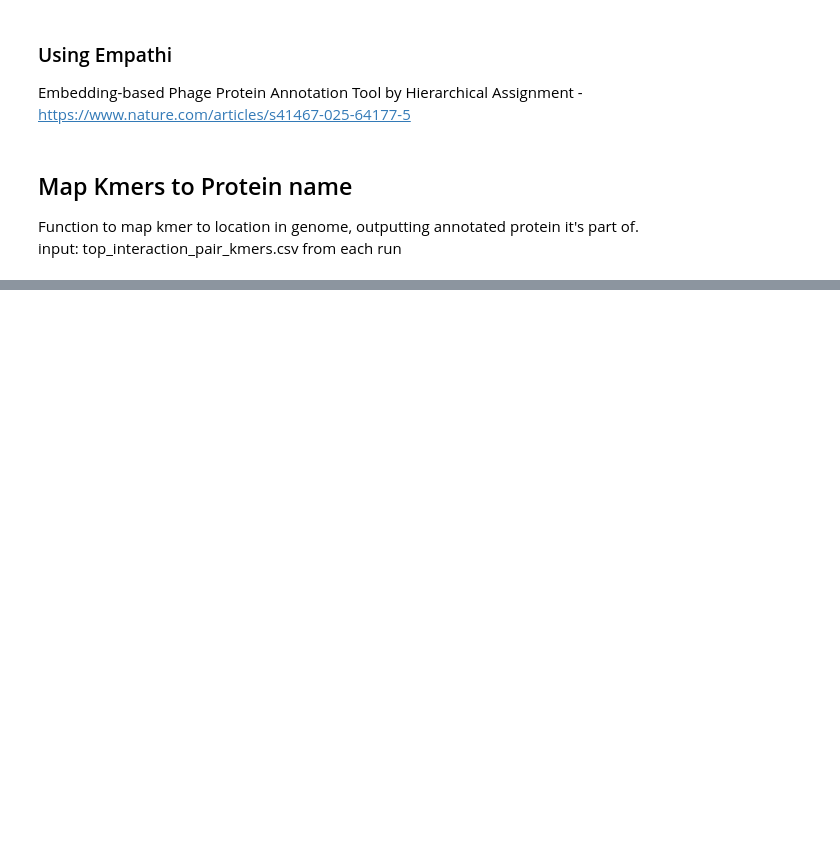
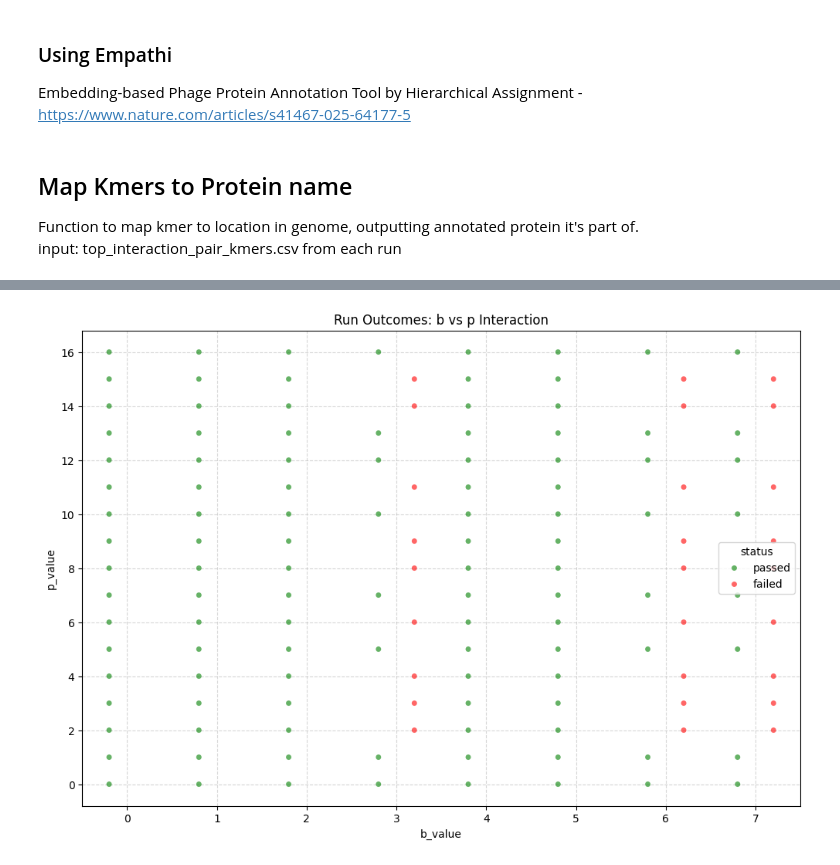
Before and after one commit to azzy72/PredictPhagePPI, a Jupyter notebook: notebooks/FFNN_outer_dev.ipynb, the cells around one changed output, grey strips where cells are left out. Saved outputs shown, nothing was run; the diff lists cells and outputs as text; code cells hidden in the pictures; blank space fills up the shorter version.

```diff
--- a/notebooks/FFNN_outer_dev.ipynb
+++ b/notebooks/FFNN_outer_dev.ipynb
@@ -258,0 +369,10 @@ input: top_interaction_pair_kmers.csv from each run
+# %%
+plt.figure(figsize=(12, 8))
+sns.stripplot(data=df, x="b_value", y="p_value", hue="status",
+              palette={"passed": "green", "failed": "red"},
+              dodge=True, alpha=0.6, jitter=0)
+plt.title("Run Outcomes: b vs p Interaction")
+plt.grid(True, linestyle='--', alpha=0.5)
+plt.show()
+# %% [output]
+[figure, added]
```
Also changed, not shown: parts of 6 cells of this notebook, 5 other files.
